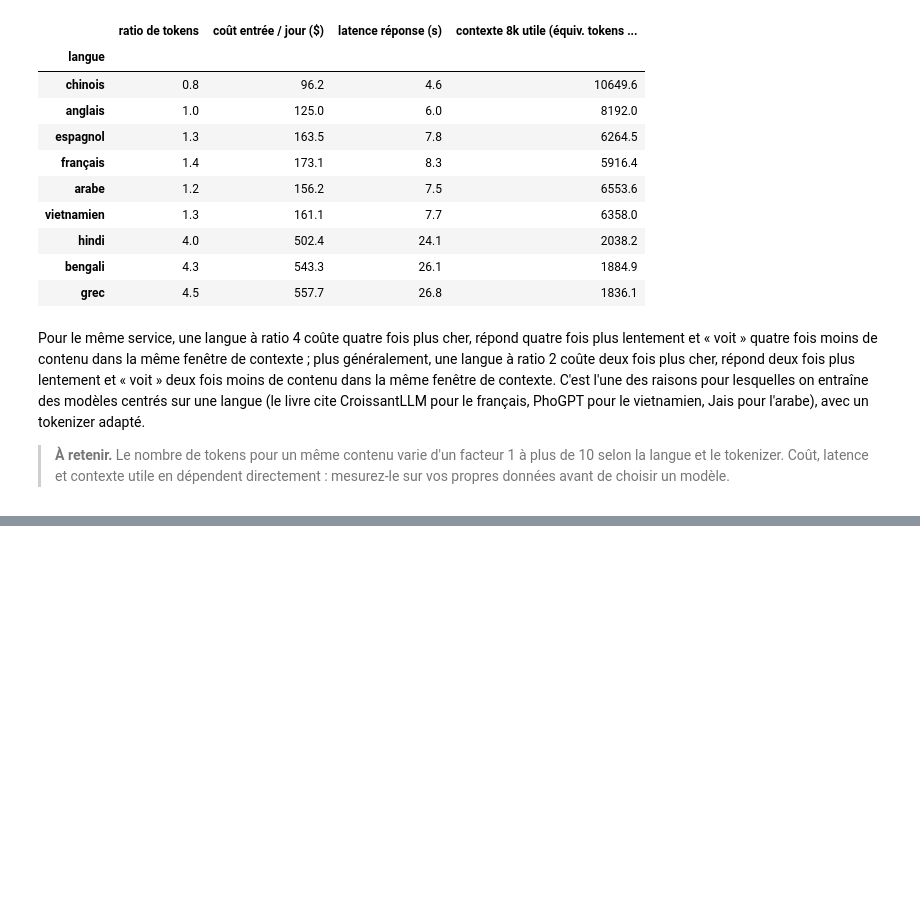
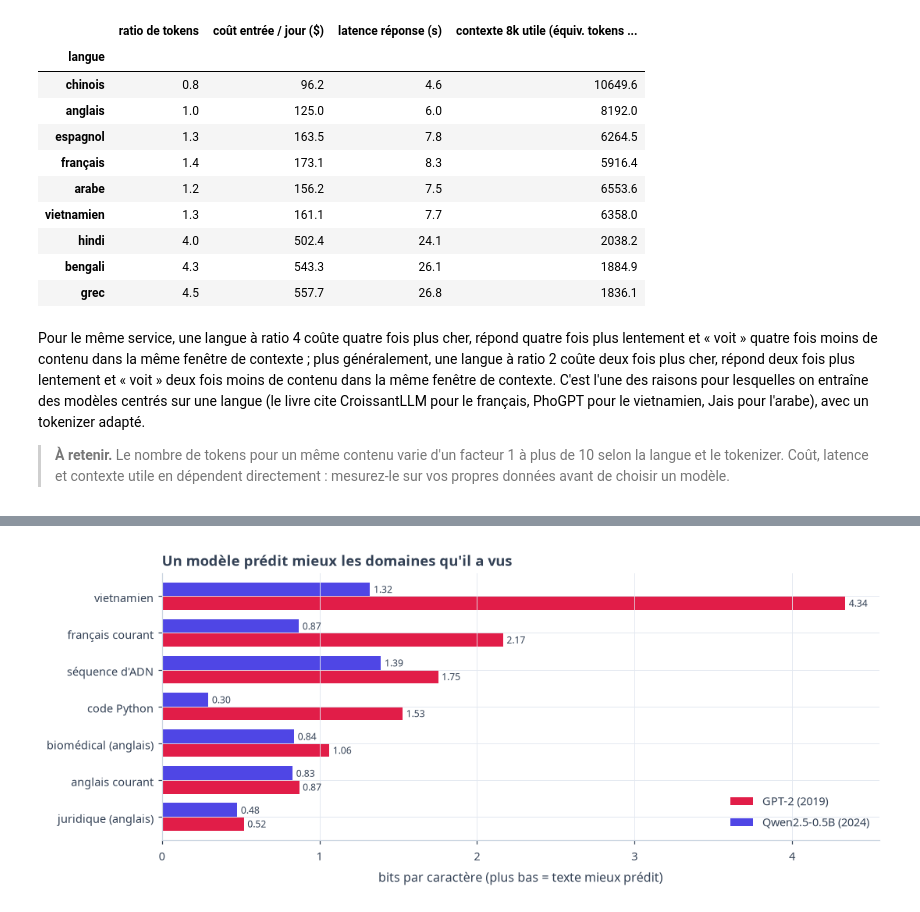
Before and after one commit to gwils28/AI_Engineering__ByTheBook, a Jupyter notebook: notebooks/ch02_comprendre_modeles_fondation/ch02_cours_1_donnees_et_transformer.ipynb, the cells around one changed output, grey strips where cells are left out. Cells and saved outputs as stored; diff of their text form; code cells hidden in the pictures; blank space fills up the shorter version.

Commit message:
Cours ch02 : Modèles spécialisés : la distribution des domaines ; Du seq2seq au transformer (+5)

```diff
--- a/notebooks/ch02_comprendre_modeles_fondation/ch02_cours_1_donnees_et_transformer.ipynb
+++ b/notebooks/ch02_comprendre_modeles_fondation/ch02_cours_1_donnees_et_transformer.ipynb
@@ -257,0 +275,45 @@ l'arabe), avec un tokenizer adapté.
+# %%
+DOMAIN_TEXTS = {
+    "anglais courant": "The city council met on Tuesday evening to discuss the new public library. "
+                       "Several residents asked for longer opening hours on weekends, and the mayor "
+                       "promised to present a budget proposal next month.",
+    "français courant": "Le conseil municipal s'est réuni mardi soir pour discuter de la nouvelle "
+                        "bibliothèque. Plusieurs habitants ont demandé des horaires plus larges le "
+                        "week-end, et le maire a promis de présenter un budget le mois prochain.",
+    "code Python": "def moving_average(values, window):\n    if window <= 0:\n        raise ValueError"
+                   "('window must be positive')\n    out = []\n    for i in range(len(values) - window + 1):"
+                   "\n        out.append(sum(values[i:i + window]) / window)\n    return out\n",
+    "juridique (anglais)": "The Licensee shall indemnify and hold harmless the Licensor from any claims, "
+                           "damages or liabilities arising out of the use of the Software, except to the "
+                           "extent caused by the gross negligence of the Licensor.",
+    "biomédical (anglais)": "Patients receiving pembrolizumab showed improved progression-free survival "
+                            "compared with docetaxel, with grade 3 immune-related adverse events, notably "
+                            "pneumonitis and colitis, reported in 9% of the cohort.",
+    "vietnamien": "Hội đồng thành phố đã họp vào tối thứ Ba để thảo luận về thư viện công cộng mới. "
+                  "Nhiều người dân đề nghị mở cửa lâu hơn vào cuối tuần.",
+    "séquence d'ADN": "ATGGCGTACGCTAGCTAGGCTTACGATCGATCGGCTAGCTAGCATCGATCGTACGATCGTAGCTAGCTAGGCTAGCTAACG"
+                      "TAGCTAGCTAGCATGCATCGATCGATGCTAGCTAGCTAGCATCGATCGATCGTAGCTAGCTA",
+}
+
+
+def bits_per_char(text, model_id):
+    tok, model = m.load_eager(model_id)
+    ids = tok(text, return_tensors="pt")["input_ids"]
+    with torch.no_grad():
+        lp = torch.log_softmax(model(ids).logits[0, :-1].float(), -1)
+    nll = -lp[torch.arange(ids.shape[1] - 1), ids[0, 1:]].sum().item()
+    first = tok.decode(ids[0, :1])  # le premier token n'est pas prédit : on retire ses caractères
+    return nll / np.log(2) / max(len(text) - len(first), 1)
+
+
+bpc = pd.DataFrame({name: {dom: bits_per_char(t, mid) for dom, t in DOMAIN_TEXTS.items()}
+                    for name, mid in [("GPT-2 (2019)", "gpt2"), ("Qwen2.5-0.5B (2024)", llm.SMALL)]})
+fig, ax = plt.subplots(figsize=(10, 4.2))
+bpc.sort_values("GPT-2 (2019)").plot.barh(ax=ax, color=[ROSE, INDIGO], width=0.75)
+annotate_bars(ax, "{:.2f}", fontsize=8)
+ax.set_xlabel("bits par caractère (plus bas = texte mieux prédit)")
+ax.set_title("Un modèle prédit mieux les domaines qu'il a vus")
+ax.legend(loc="lower right")
+plt.tight_layout(); plt.show()
+# %% [output]
+[figure, added]
```
Also changed, not shown: parts of 37 cells of this notebook.
